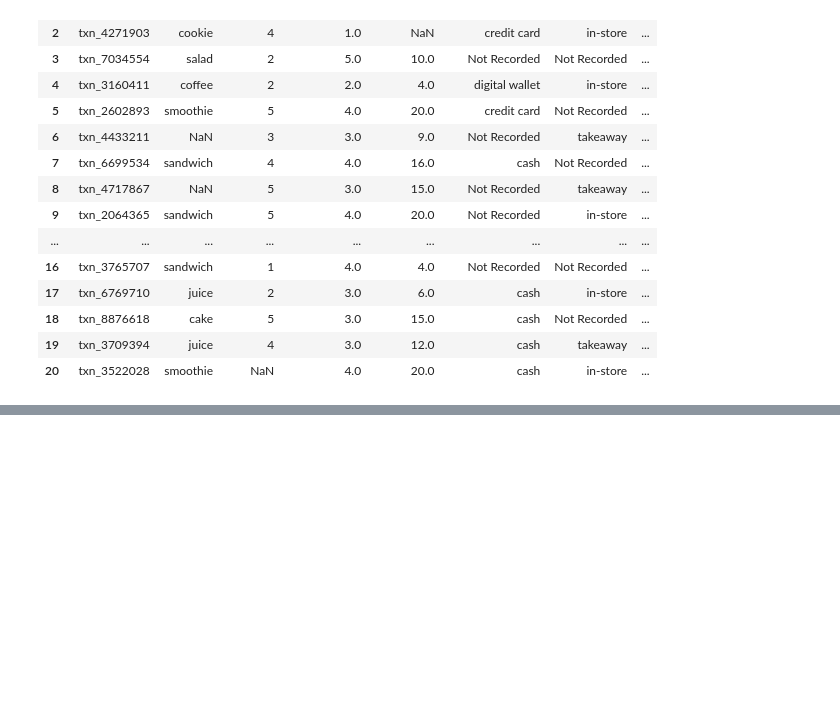
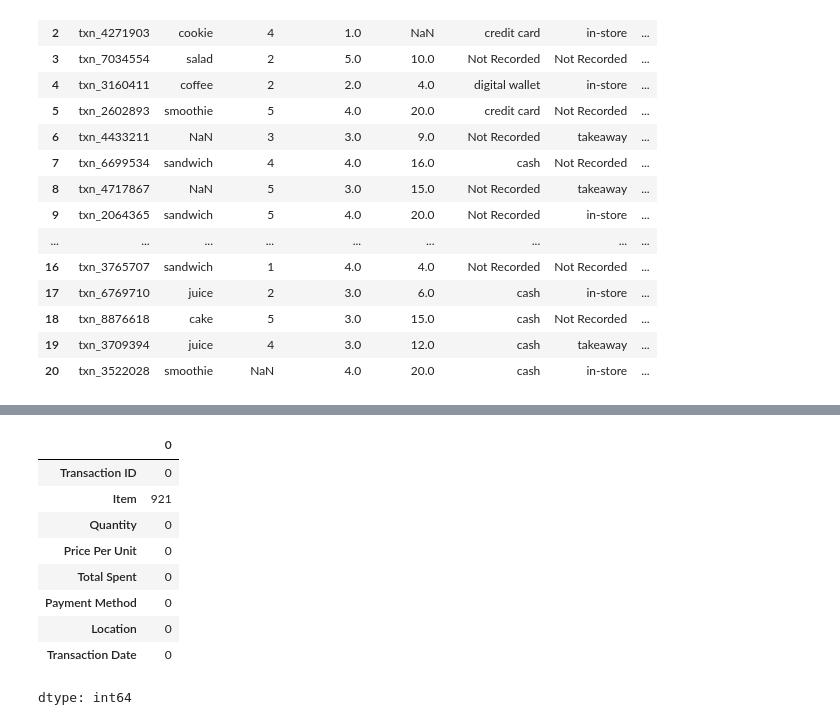
Before and after one commit to Xain1501/CleanCafeData, a Jupyter notebook: CleaningCafeData.ipynb, the cells around one changed output, grey strips where cells are left out. Cells and saved outputs as stored; diff of their text form; code cells hidden in the pictures; blank space fills up the shorter version.

```diff
--- a/CleaningCafeData.ipynb
+++ b/CleaningCafeData.ipynb
@@ -304,0 +379,13 @@ df['Total Spent'].isna().sum()
+# %%
+df.isnull().sum()
+# %% [output]
+|  | 0 |
+| Transaction ID | 0 |
+| Item | 921 |
+| Quantity | 0 |
+| Price Per Unit | 0 |
+| Total Spent | 0 |
+| Payment Method | 0 |
+| Location | 0 |
+| Transaction Date | 0 |
+dtype: int64
```
Also changed, not shown: parts of 31 cells of this notebook.
